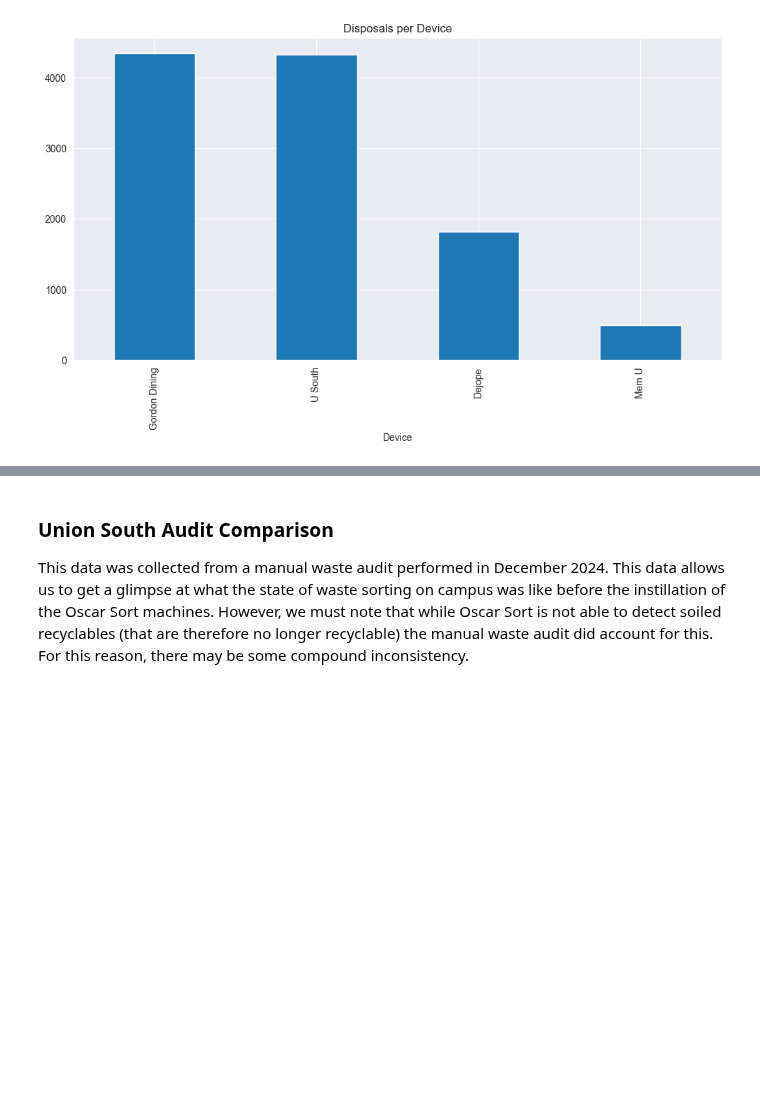
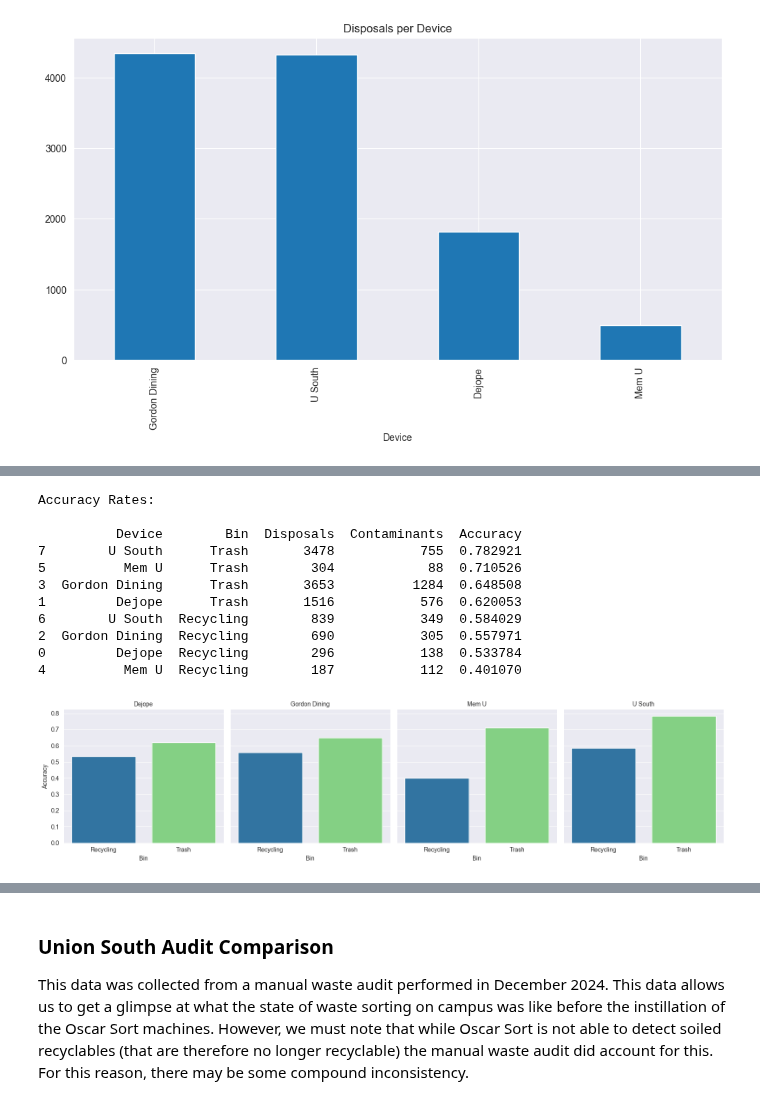
Before and after one commit to bps78/Oscar-Research-Project, a Jupyter notebook: oscar_project.ipynb, the cells around one changed output, grey strips where cells are left out. Cells and saved outputs as stored; diff of their text form; code cells hidden in the pictures; blank space fills up the shorter version.

```diff
--- a/oscar_project.ipynb
+++ b/oscar_project.ipynb
@@ -431,0 +464,28 @@ dtype: float64
+# %%
+device_by_bin_2 = (disposals.groupby(['Device', 'Bin'])[['Disposals', 'Contaminants']].sum().reset_index())
+device_by_bin_2['Accuracy'] = 1 - (device_by_bin_2['Contaminants'] / device_by_bin_2['Disposals'])
+
+print('Accuracy Rates:\n')
+print(device_by_bin_2.sort_values(by=['Accuracy'], ascending=False))
+
+grid = sns.FacetGrid(device_by_bin_2, col= 'Device', col_wrap=4, height=4)
+
+grid.map_dataframe(sns.barplot, x='Bin', y='Accuracy', hue = 'Bin', palette={'Recycling': '#1f77b4', 'Trash': '#77dd77'})
+
+grid.set_titles('{col_name}')
+grid.set_axis_labels('Bin', 'Accuracy')
+plt.tight_layout()
+plt.show()
+# %% [output]
+Accuracy Rates:
+
+          Device        Bin  Disposals  Contaminants  Accuracy
+7        U South      Trash       3478           755  0.782921
+5          Mem U      Trash        304            88  0.710526
+3  Gordon Dining      Trash       3653          1284  0.648508
+1         Dejope      Trash       1516           576  0.620053
+6        U South  Recycling        839           349  0.584029
+2  Gordon Dining  Recycling        690           305  0.557971
+0         Dejope  Recycling        296           138  0.533784
+4          Mem U  Recycling        187           112  0.401070
+[figure, added]
```
Also changed, not shown: parts of 17 cells of this notebook, 1 other file.
